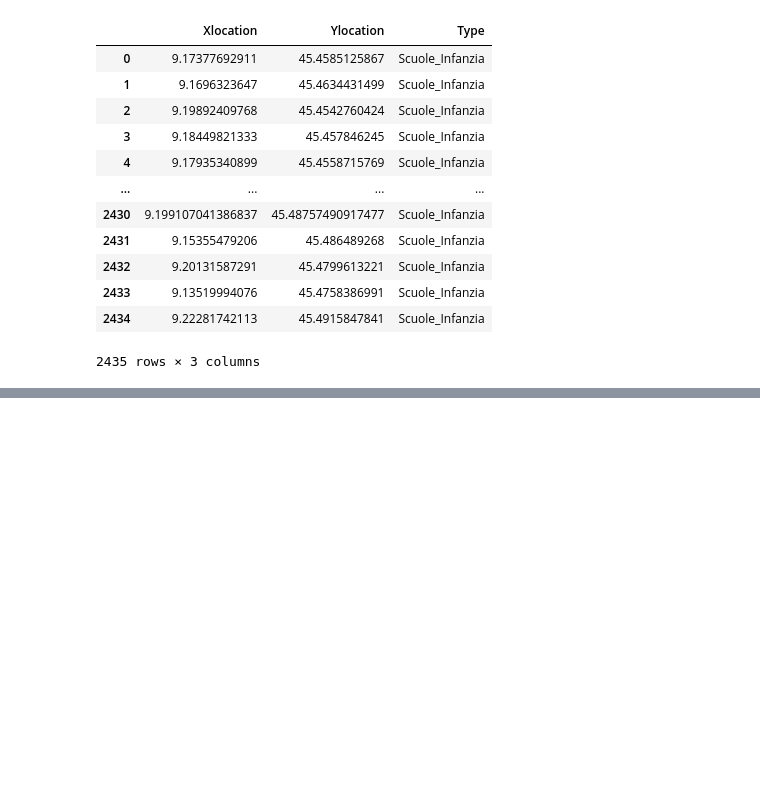
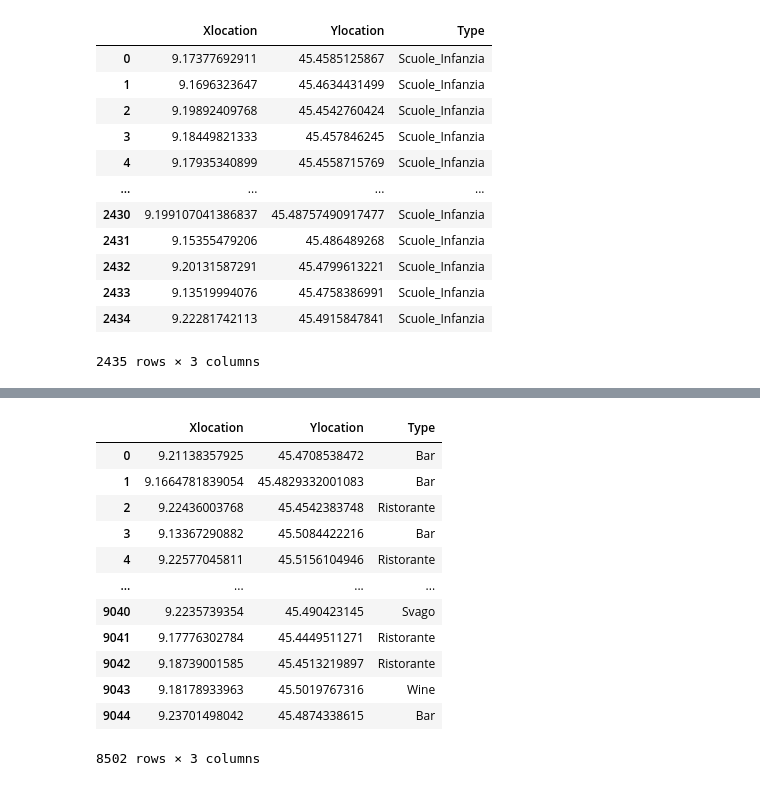
Before and after one commit to EdoPassa/Data_Science_Project_ITS_TTF_2022-23, a Jupyter notebook: Data Mining/dsProject/Data_Mining_Milano.ipynb, the cells around one changed output, grey strips where cells are left out. Drawn from its saved outputs; the diff is of its cells as text; code cells hidden in the pictures; blank space fills up the shorter version.

```diff
--- a/Data Mining/dsProject/Data_Mining_Milano.ipynb
+++ b/Data Mining/dsProject/Data_Mining_Milano.ipynb
@@ -449,0 +412,3 @@ df_svago_milano_mod_0.head(20)
+# %%
+coords = df_svago_milano_mod_0['Location'].str.split('/', expand=True)
+coords
@@ -449,0 +429,8 @@ df_svago_milano_mod_0.head(20)
+# %%
+denom_pe = df_svago_milano_mod_0['denominazione_pe'].str.split(' ', expand=True)
+denom_pe
+Type_svago = denom_pe[2]
+# %%
+Type_svago.fillna('Svago', inplace=True)
+Type_svago = Type_svago.str.replace(',','')
+Type_svago.value_counts()
@@ -449,0 +447,20 @@ df_svago_milano_mod_0.head(20)
+# %%
+df_svago_milano_mod = pd.DataFrame()
+df_svago_milano_mod['Xlocation'] = coords[1]
+df_svago_milano_mod['Ylocation'] = coords[0]
+df_svago_milano_mod['Type'] = Type_svago
+df_svago_milano_mod
+# %% [output]
+|  | Xlocation | Ylocation | Type |
+| 0 | 9.21138357925 | 45.4708538472 | Bar |
+| 1 | 9.1664781839054 | 45.4829332001083 | Bar |
+| 2 | 9.22436003768 | 45.4542383748 | Ristorante |
+| 3 | 9.13367290882 | 45.5084422216 | Bar |
+| 4 | 9.22577045811 | 45.5156104946 | Ristorante |
+| ... | ... | ... | ... |
+| 9040 | 9.2235739354 | 45.490423145 | Svago |
+| 9041 | 9.17776302784 | 45.4449511271 | Ristorante |
+| 9042 | 9.18739001585 | 45.4513219897 | Ristorante |
+| 9043 | 9.18178933963 | 45.5019767316 | Wine |
+| 9044 | 9.23701498042 | 45.4874338615 | Bar |
+8502 rows × 3 columns
```
Also changed, not shown: parts of 5 cells of this notebook.
